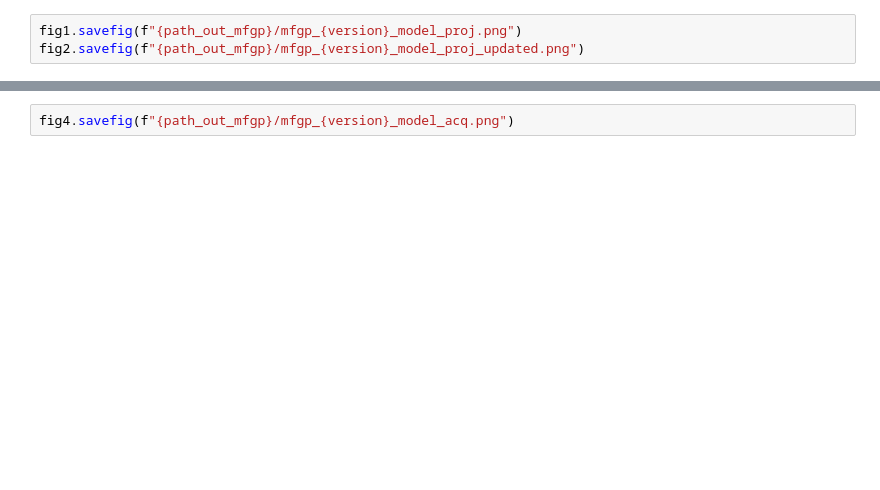
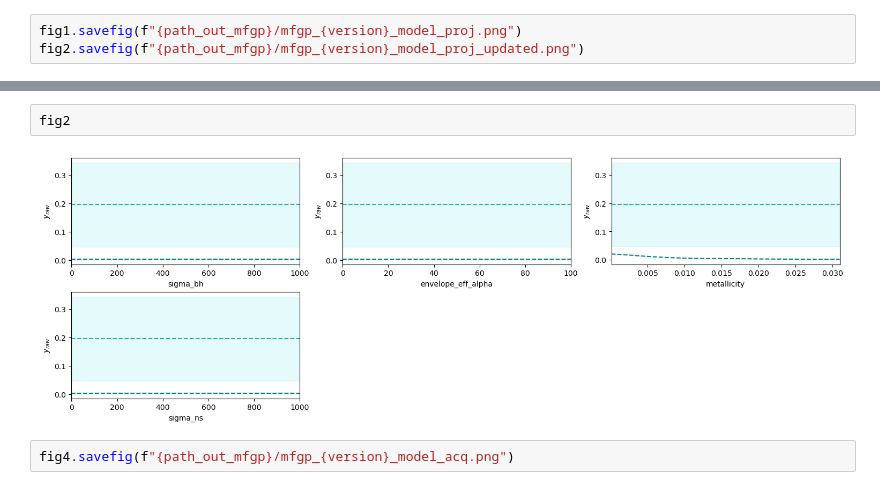
Before and after one commit to brianzliu/resum-coherent, a Jupyter notebook: examples/run_mfgp/multi_fidelity_gaussian_process.ipynb, the cells around one changed output, grey strips where cells are left out. Saved outputs shown, nothing was run; the diff lists cells and outputs as text; blank space fills up the shorter version.

```diff
--- a/examples/run_mfgp/multi_fidelity_gaussian_process.ipynb
+++ b/examples/run_mfgp/multi_fidelity_gaussian_process.ipynb
@@ -168,2 +184,6 @@ fig2.savefig(f"{path_out_mfgp}/mfgp_{version}_model_proj_updated.png")
+# %%
+fig2
+# %% [output]
+[figure, added]
 # %%
 fig4.savefig(f"{path_out_mfgp}/mfgp_{version}_model_acq.png")
```
Also changed, not shown: parts of 23 cells of this notebook, 9 other files.
